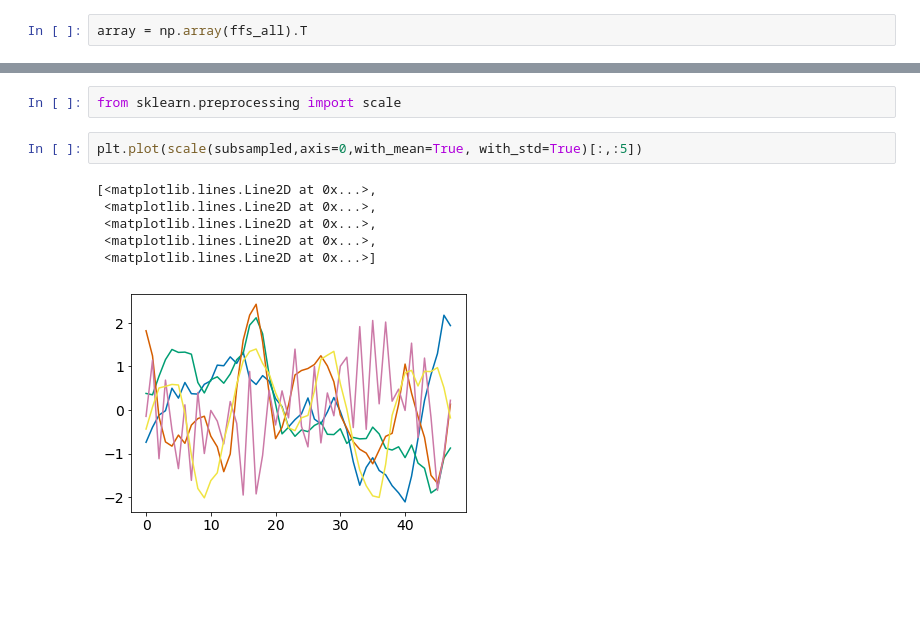
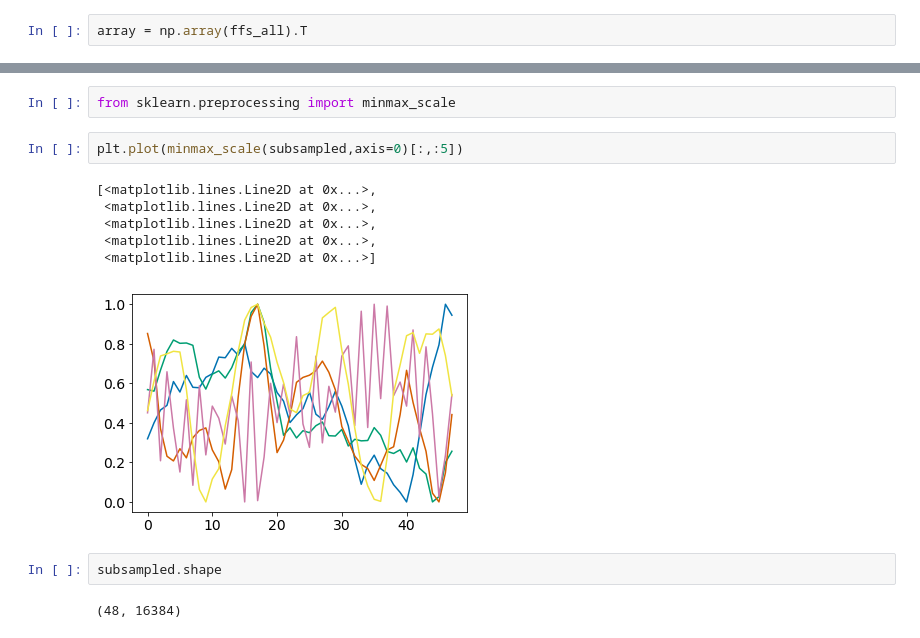
Before and after one commit to benjaminpope/starwars, a Jupyter notebook: notebooks/download_stars.ipynb, the cells around one changed output, grey strips where cells are left out. Cells and saved outputs as stored; diff of their text form; blank space fills up the shorter version.

```diff
--- a/notebooks/download_stars.ipynb
+++ b/notebooks/download_stars.ipynb
@@ -109,13 +109,17 @@ np.savetxt('subsampled.csv',subsampled)
 # %% [output]
 Taking 16384 chunks
 # %%
-from sklearn.preprocessing import scale
+from sklearn.preprocessing import minmax_scale
 # %%
-plt.plot(scale(subsampled,axis=0,with_mean=True, with_std=True)[:,:5])
+plt.plot(minmax_scale(subsampled,axis=0)[:,:5])
 # %% [output]
 [<matplotlib.lines.Line2D at 0x...>,
  <matplotlib.lines.Line2D at 0x...>,
  <matplotlib.lines.Line2D at 0x...>,
  <matplotlib.lines.Line2D at 0x...>,
  <matplotlib.lines.Line2D at 0x...>]
-[figure, old version]
+[figure, new version]
+# %%
+subsampled.shape
+# %% [output]
+(48, 16384)
```
Also changed, not shown: parts of 1 cell of this notebook, 1 other file.
